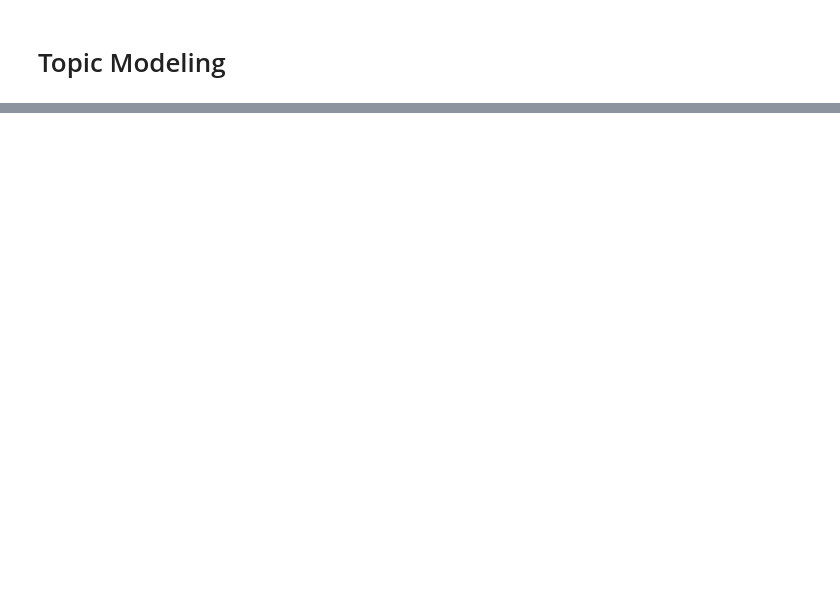
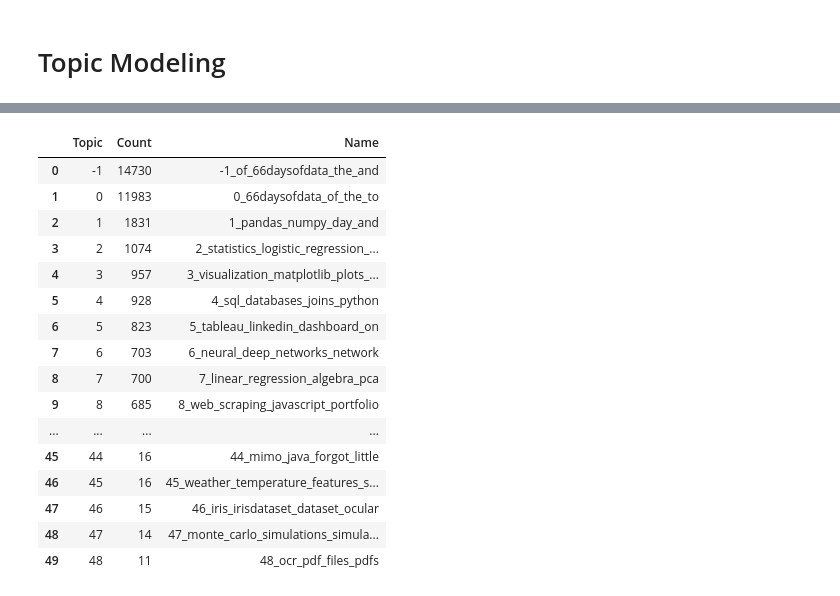
Before and after one commit to MarkusMueller-DS/66DaysofData-tweets, a Jupyter notebook: notebooks/Topic_Modeling.ipynb, the cells around one changed output, grey strips where cells are left out. Cells and saved outputs as stored; diff of their text form; code cells hidden in the pictures; blank space fills up the shorter version.

```diff
--- a/notebooks/Topic_Modeling.ipynb
+++ b/notebooks/Topic_Modeling.ipynb
@@ -93,0 +206,20 @@ model gradient descent working reading code housing portfolio went feature
+# %%
+topic_model.get_topic_info()
+# %% [output]
+|  | Topic | Count | Name |
+| 0 | -1 | 14730 | -1_of_66daysofdata_the_and |
+| 1 | 0 | 11983 | 0_66daysofdata_of_the_to |
+| 2 | 1 | 1831 | 1_pandas_numpy_day_and |
+| 3 | 2 | 1074 | 2_statistics_logistic_regression_... |
+| 4 | 3 | 957 | 3_visualization_matplotlib_plots_... |
+| 5 | 4 | 928 | 4_sql_databases_joins_python |
+| 6 | 5 | 823 | 5_tableau_linkedin_dashboard_on |
+| 7 | 6 | 703 | 6_neural_deep_networks_network |
+| 8 | 7 | 700 | 7_linear_regression_algebra_pca |
+| 9 | 8 | 685 | 8_web_scraping_javascript_portfolio |
+| ... | ... | ... | ... |
+| 45 | 44 | 16 | 44_mimo_java_forgot_little |
+| 46 | 45 | 16 | 45_weather_temperature_features_s... |
+| 47 | 46 | 15 | 46_iris_irisdataset_dataset_ocular |
+| 48 | 47 | 14 | 47_monte_carlo_simulations_simula... |
+| 49 | 48 | 11 | 48_ocr_pdf_files_pdfs |
```
Also changed, not shown: parts of 30 cells of this notebook, 1 other file.
